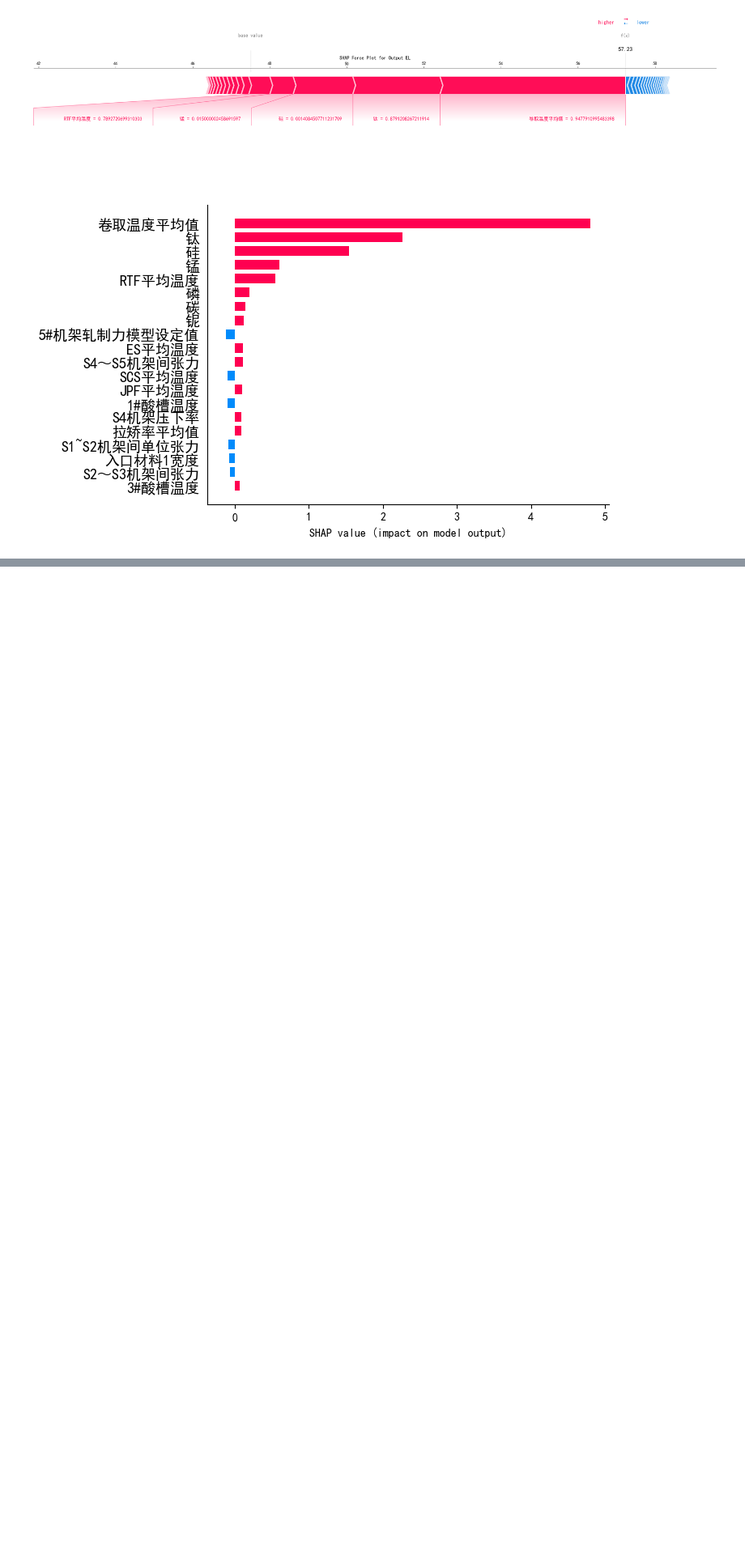
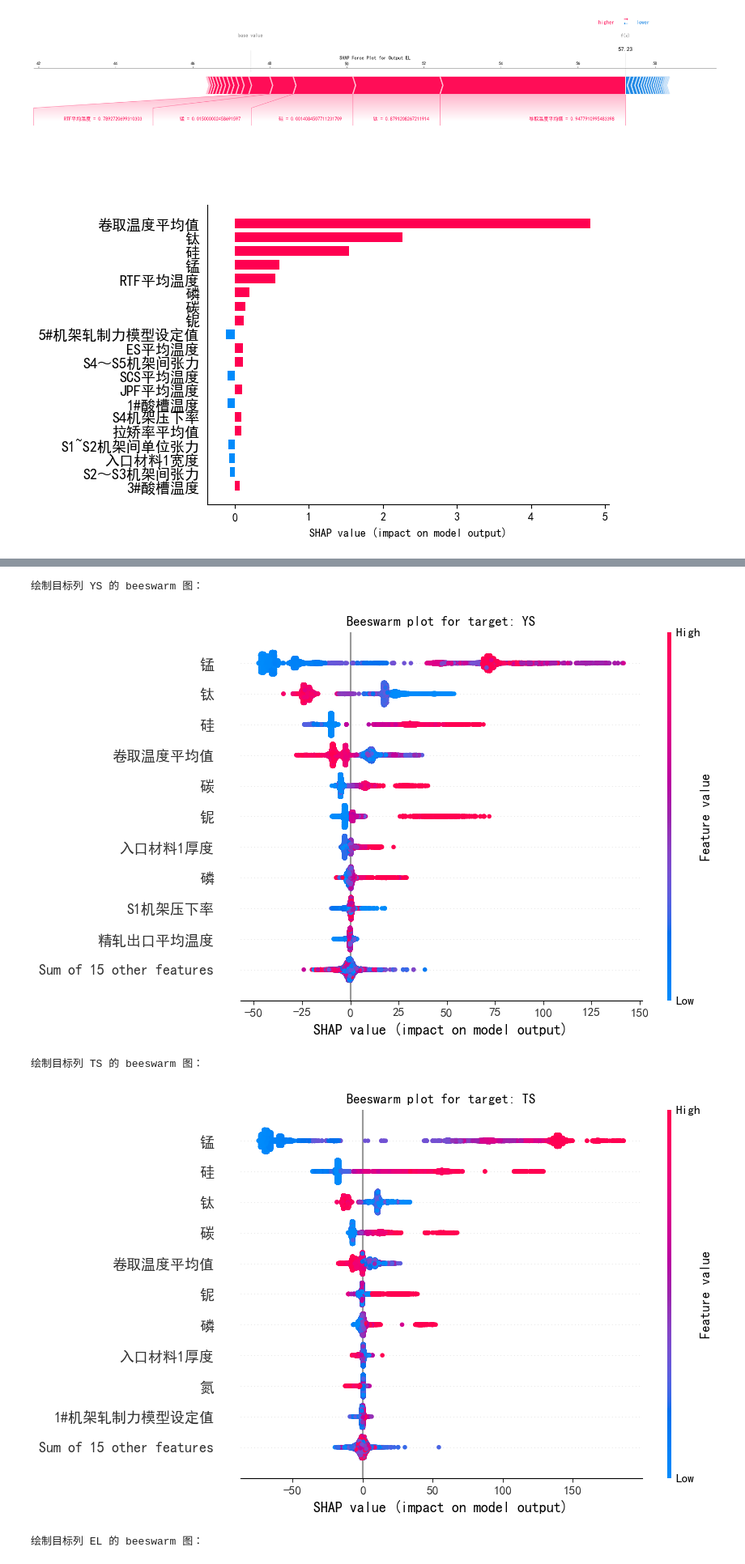
Before and after one commit to linye157/Predict, a Jupyter notebook: optimize_PPO_draw_picture.ipynb, the cells around one changed output, grey strips where cells are left out. Shown at 81% size. Saved outputs shown, nothing was run; the diff lists cells and outputs as text; code cells hidden in the pictures; blank space fills up the shorter version.

```diff
--- a/optimize_PPO_draw_picture.ipynb
+++ b/optimize_PPO_draw_picture.ipynb
@@ -264,0 +394,20 @@ plt.show()
+# %%
+# 分别针对每个目标列构造 Explanation 对象并绘制 beeswarm 图
+for i, target in enumerate(output_name):
+    print(f"绘制目标列 {target} 的 beeswarm 图：")
+    explanation = shap.Explanation(
+        values=shap_values[i],
+        base_values=explainer.expected_value[i],
+        data=X_test,
+        feature_names=Parameter_header2
+    )
+    # 设置 max_display 参数为特征总数
+    shap.plots.beeswarm(explanation, max_display=11, show=False)
+    plt.title(f"Beeswarm plot for target: {target}")
+    plt.show()
+# %% [output]
+绘制目标列 YS 的 beeswarm 图：
+[figure, added]
+绘制目标列 TS 的 beeswarm 图：
+[figure, added]
+绘制目标列 EL 的 beeswarm 图：
```
Also changed, not shown: parts of 6 cells of this notebook, 1 other file.
